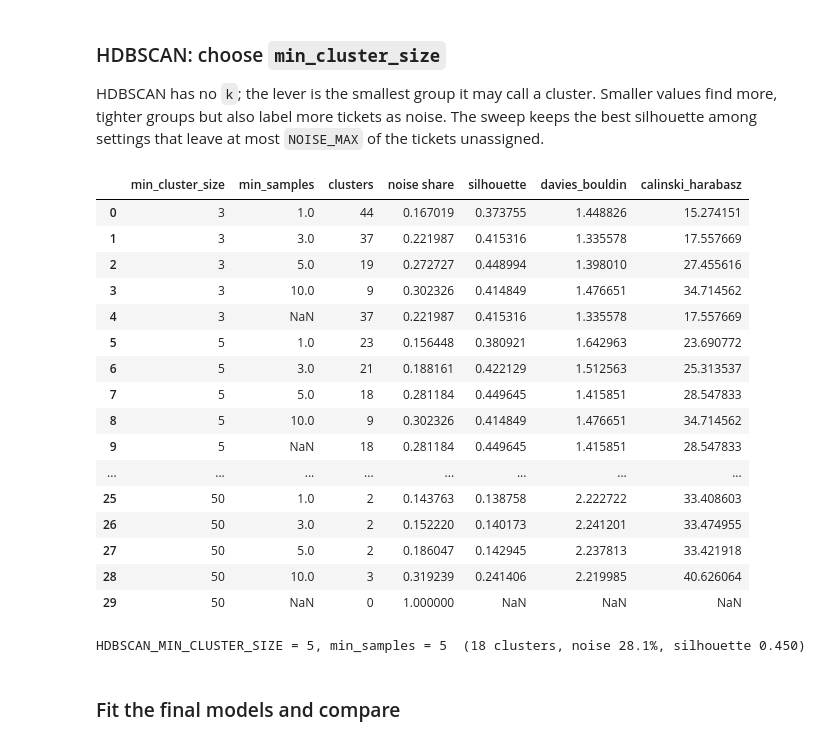
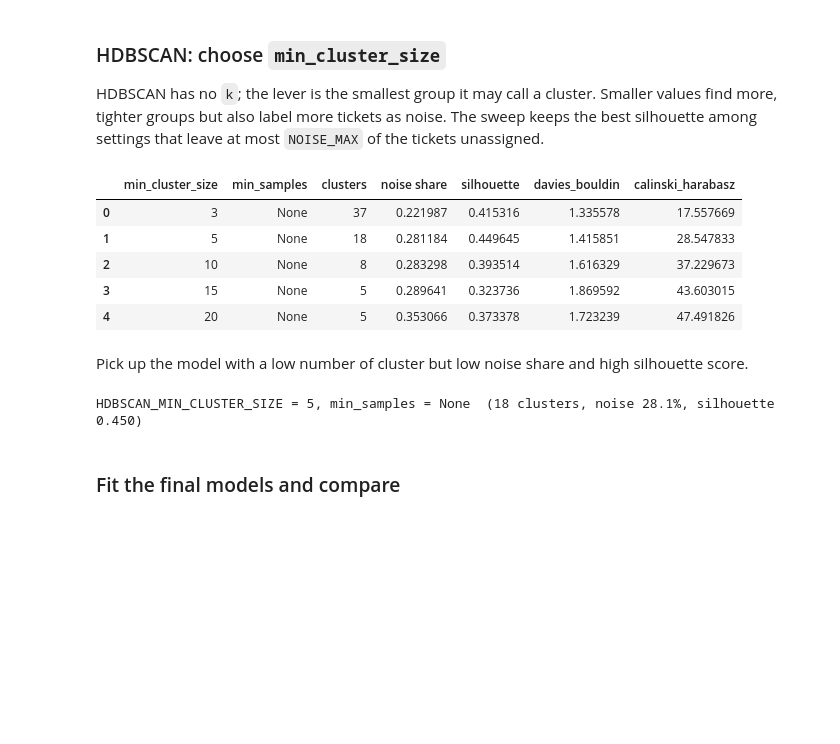
Before and after one commit to nicolaubruno/voll_technical_case, a Jupyter notebook: 1. Exploration.ipynb, the cells around one changed output. Drawn from its saved outputs; the diff is of its cells as text; code cells hidden in the pictures; blank space fills up the shorter version.

Commit message:
Change clusters

```diff
--- a/1. Exploration.ipynb
+++ b/1. Exploration.ipynb
@@ -1015,47 +1015,38 @@ HDBSCAN has no `k`; the lever is the smallest group it may call a cluster. Small
 more, tighter groups but also label more tickets as noise. The sweep keeps the best silhouette
 among settings that leave at most `NOISE_MAX` of the tickets unassigned.
 # %%
-HDBSCAN_MIN_CLUSTER_SIZES = [3, 5, 10, 15, 30, 50]
-HDBSCAN_MIN_SAMPLES = [1, 3, 5, 10, None]  # None -> defaults to min_cluster_size
+HDBSCAN_MIN_CLUSTER_SIZES = [3, 5, 10, 15, 20]
+HDBSCAN_MIN_SAMPLES = [None]  # None -> defaults to min_cluster_size
 NOISE_MAX = 0.30
 
 # sklearn's HDBSCAN needs float64 for the cosine metric.
 hdbscan_input = pca_ticket_embeddings.astype(np.float64)
 
 hdbscan_sweep = []
 for mcs in HDBSCAN_MIN_CLUSTER_SIZES:
     for ms in HDBSCAN_MIN_SAMPLES:
         model = HDBSCAN(min_cluster_size=mcs, min_samples=ms, metric="cosine", copy=False).fit(hdbscan_input)
         hdbscan_sweep.append({"min_cluster_size": mcs, "min_samples": ms, **evaluate_clustering(model.labels_)})
 hdbscan_sweep = pd.DataFrame(hdbscan_sweep)
 hdbscan_sweep
 # %% [output]
 |  | min_cluster_size | min_samples | clusters | noise share | silhouette | davies_bouldin | calinski_harabasz |
-| 0 | 3 | 1.0 | 44 | 0.167019 | 0.373755 | 1.448826 | 15.274151 |
-| 1 | 3 | 3.0 | 37 | 0.221987 | 0.415316 | 1.335578 | 17.557669 |
-| 2 | 3 | 5.0 | 19 | 0.272727 | 0.448994 | 1.398010 | 27.455616 |
-| 3 | 3 | 10.0 | 9 | 0.302326 | 0.414849 | 1.476651 | 34.714562 |
-| 4 | 3 | NaN | 37 | 0.221987 | 0.415316 | 1.335578 | 17.557669 |
-| 5 | 5 | 1.0 | 23 | 0.156448 | 0.380921 | 1.642963 | 23.690772 |
-| 6 | 5 | 3.0 | 21 | 0.188161 | 0.422129 | 1.512563 | 25.313537 |
-| 7 | 5 | 5.0 | 18 | 0.281184 | 0.449645 | 1.415851 | 28.547833 |
-| 8 | 5 | 10.0 | 9 | 0.302326 | 0.414849 | 1.476651 | 34.714562 |
-| 9 | 5 | NaN | 18 | 0.281184 | 0.449645 | 1.415851 | 28.547833 |
-| ... | ... | ... | ... | ... | ... | ... | ... |
-| 25 | 50 | 1.0 | 2 | 0.143763 | 0.138758 | 2.222722 | 33.408603 |
-| 26 | 50 | 3.0 | 2 | 0.152220 | 0.140173 | 2.241201 | 33.474955 |
-| 27 | 50 | 5.0 | 2 | 0.186047 | 0.142945 | 2.237813 | 33.421918 |
-| 28 | 50 | 10.0 | 3 | 0.319239 | 0.241406 | 2.219985 | 40.626064 |
-| 29 | 50 | NaN | 0 | 1.000000 | NaN | NaN | NaN |
+| 0 | 3 | None | 37 | 0.221987 | 0.415316 | 1.335578 | 17.557669 |
+| 1 | 5 | None | 18 | 0.281184 | 0.449645 | 1.415851 | 28.547833 |
+| 2 | 10 | None | 8 | 0.283298 | 0.393514 | 1.616329 | 37.229673 |
+| 3 | 15 | None | 5 | 0.289641 | 0.323736 | 1.869592 | 43.603015 |
+| 4 | 20 | None | 5 | 0.353066 | 0.373378 | 1.723239 | 47.491826 |
-# %%
-eligible = hdbscan_sweep[hdbscan_sweep["noise share"] <= NOISE_MAX]
-best = eligible.loc[eligible["silhouette"].idxmax()]
-HDBSCAN_MIN_CLUSTER_SIZE = int(best["min_cluster_size"])
-HDBSCAN_MIN_SAMPLES_BEST = None if pd.isna(best["min_samples"]) else int(best["min_samples"])
-print(f"\nHDBSCAN_MIN_CLUSTER_SIZE = {HDBSCAN_MIN_CLUSTER_SIZE}, min_samples = {HDBSCAN_MIN_SAMPLES_BEST}  "
-      f"({int(best['clusters'])} clusters, noise {best['noise share']:.1%}, silhouette {best['silhouette']:.3f})")
-# %% [output]
-HDBSCAN_MIN_CLUSTER_SIZE = 5, min_samples = 5  (18 clusters, noise 28.1%, silhouette 0.450)
+# %% [markdown]
+Pick up the model with a low number of cluster but low noise share and high silhouette score.
+# %%
+HDBSCAN_MIN_CLUSTER_SIZE = 5
+HDBSCAN_MIN_SAMPLES_BEST = None
+eligible = hdbscan_sweep[hdbscan_sweep["min_cluster_size"] == HDBSCAN_MIN_CLUSTER_SIZE]
+
+print(f"\nHDBSCAN_MIN_CLUSTER_SIZE = {HDBSCAN_MIN_CLUSTER_SIZE}, min_samples = {HDBSCAN_MIN_SAMPLES_BEST}  "
+      f"({int(eligible['clusters'].iloc[0])} clusters, noise {eligible['noise share'].iloc[0]:.1%}, silhouette {eligible['silhouette'].iloc[0]:.3f})")
+# %% [output]
+HDBSCAN_MIN_CLUSTER_SIZE = 5, min_samples = None  (18 clusters, noise 28.1%, silhouette 0.450)
 # %% [markdown]
 ### Fit the final models and compare
 # %%
```
Also changed, not shown: parts of 4 cells of this notebook, 2 other files.
